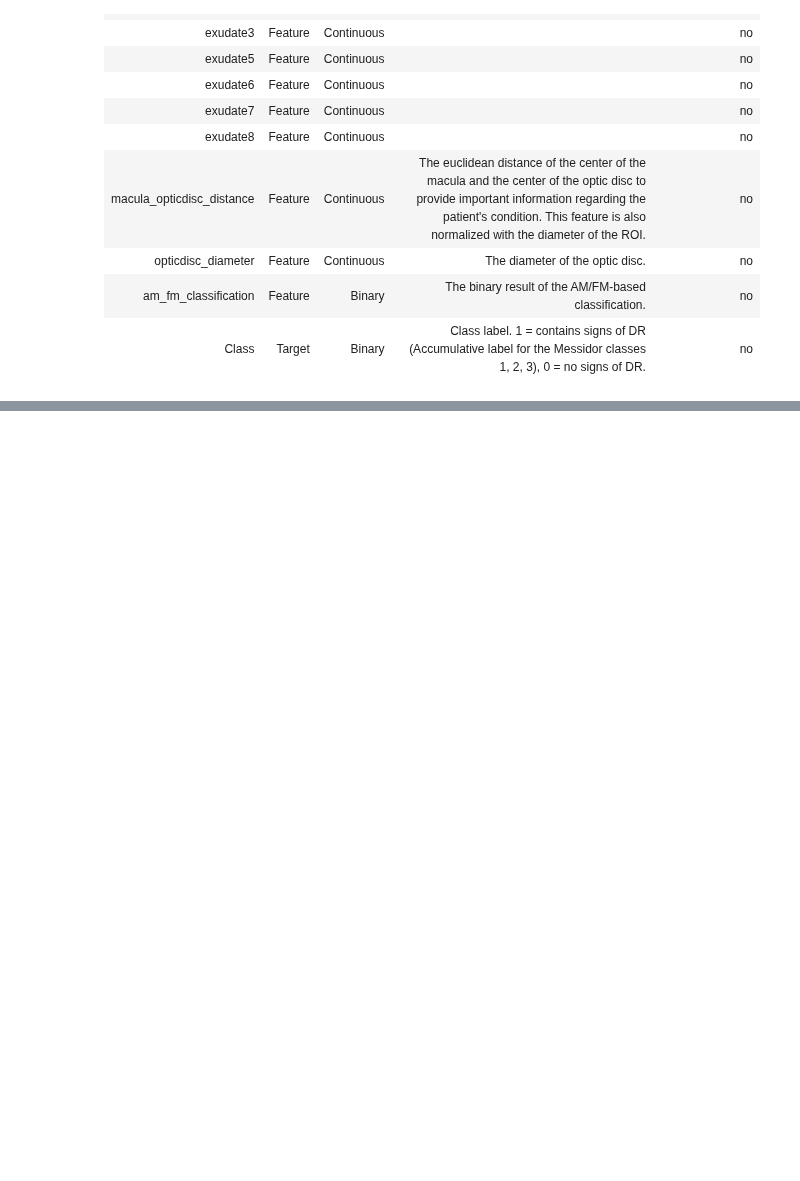
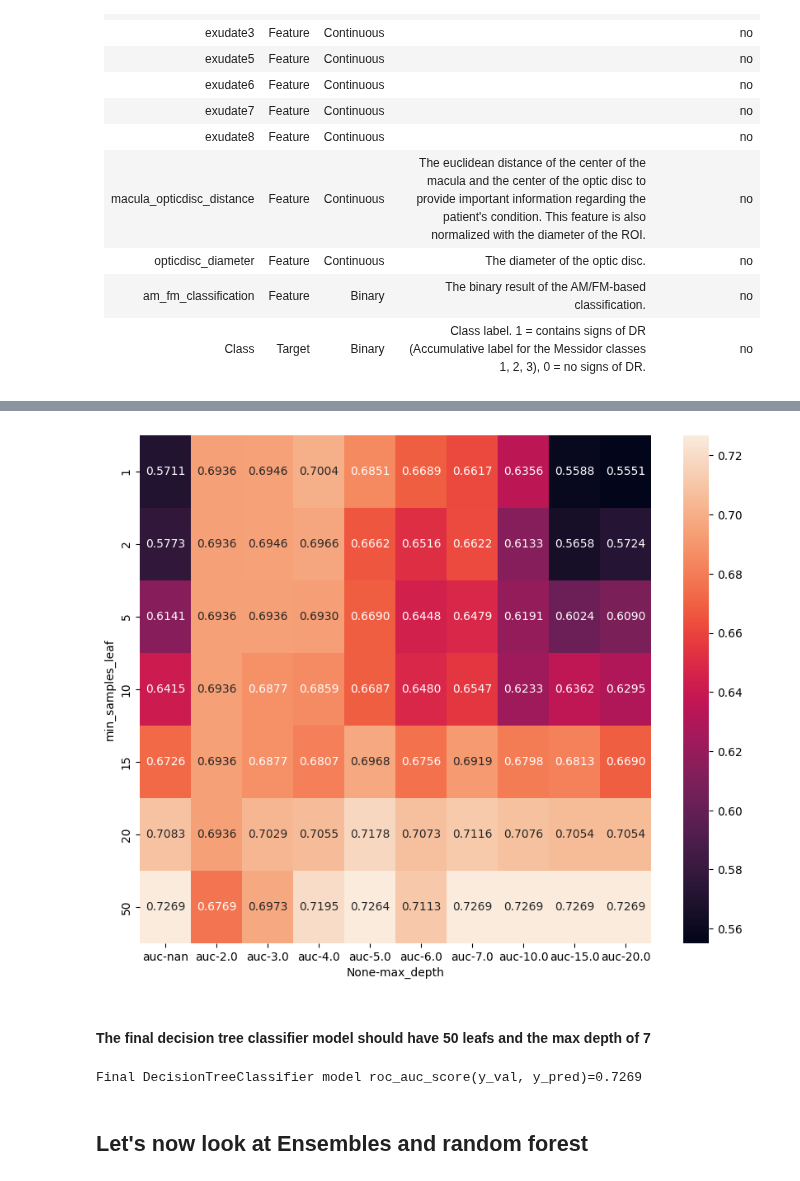
Before and after one commit to khvatov/machine-learning-zoomcamp-capstone, a Jupyter notebook: capstone.ipynb, the cells around one changed output, grey strips where cells are left out. Saved outputs shown, nothing was run; the diff lists cells and outputs as text; code cells hidden in the pictures; blank space fills up the shorter version.

```diff
--- a/capstone.ipynb
+++ b/capstone.ipynb
@@ -107,0 +555,18 @@ dtype: object
+# %%
+train_dicts=df_train[categorical_columns + numeric_columns].to_dict(orient='records')
+
+dv = DictVectorizer(sparse=False)
+X_train = dv.fit_transform(train_dicts)
+y_train = df_train['class'].values
+y_val = df_val['class'].values
+
+val_dict = df_val.to_dict(orient='records')
+X_val = dv.transform(val_dict)
+# %%
+for d in [1,2,3,4,5,6,10,15,20, None]:
+    dt = DecisionTreeClassifier(max_depth=d)
+    dt.fit(X_train, y_train)
+    y_pred = dt.predict_proba(X_val)[:,1]
+    auc = roc_auc_score(y_val, y_pred)
+
+    print('%4s -> %.3f' % (d, auc))
@@ -107,0 +586,17 @@ dtype: object
+# %%
+#let's create a dataframe of different combinations of depth and min sample leaves.
+scores = []
+
+for d in [2,3,4,5,6, 7, 10, 15, 20, None]:
+    for s in [1,2,5,10,15,20,50]:
+        dt = DecisionTreeClassifier(max_depth=d, min_samples_leaf=s)
+        dt.fit(X_train, y_train)
+        y_pred = dt.predict_proba(X_val)[:,1]
+        auc = roc_auc_score(y_val, y_pred)
+
+        scores.append((d, s, auc))
+# %%
+columns=['max_depth', 'min_samples_leaf', 'auc']
+df_scores = pd.DataFrame(scores, columns=columns)
+df_scores_pivot = df_scores.pivot(index='min_samples_leaf', columns = ['max_depth'], values=['auc'])
+df_scores_pivot.round(4)
@@ -107,0 +614,17 @@ dtype: object
+# %%
+plt.figure(figsize=(10, 8))
+sns.heatmap(df_scores_pivot, annot=True, fmt='.4f')
+plt.show()
+# %% [output]
+[figure, added]
+# %% [markdown]
+#### The final decision tree classifier model should have 50 leafs and the max depth of 7
+# %%
+dt = DecisionTreeClassifier(max_depth=7, min_samples_leaf=50)
+dt.fit(X_train, y_train)
+y_pred = dt.predict_proba(X_val)[:,1]
+print(f"Final DecisionTreeClassifier model {roc_auc_score(y_val, y_pred)=:.4}")
+# %% [output]
+Final DecisionTreeClassifier model roc_auc_score(y_val, y_pred)=0.7269
+# %% [markdown]
+## Let's now look at Ensembles and random forest
```
Also changed, not shown: parts of 160 cells of this notebook, 8 other files.
